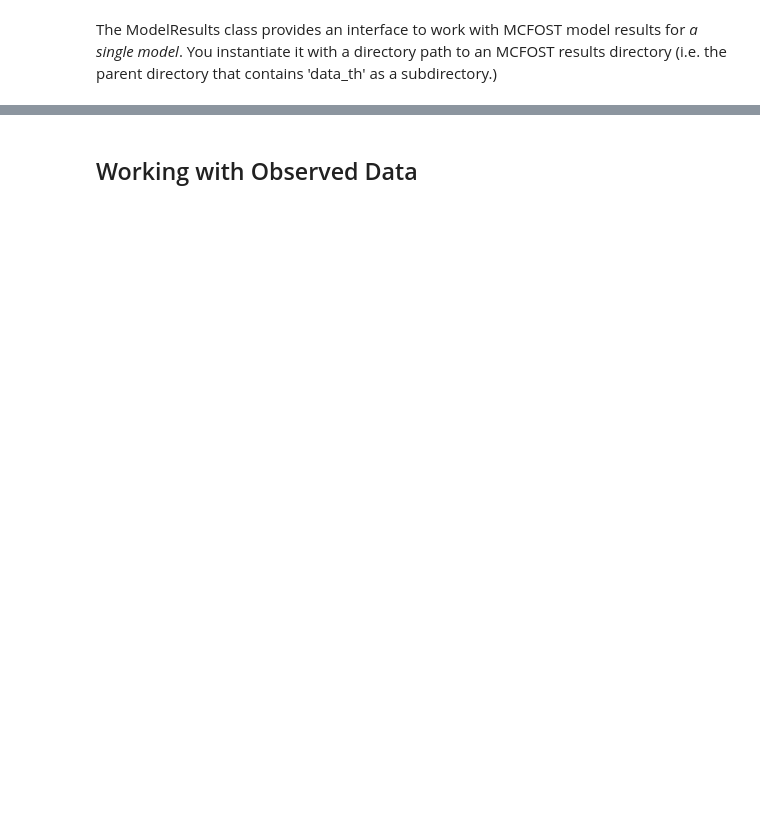
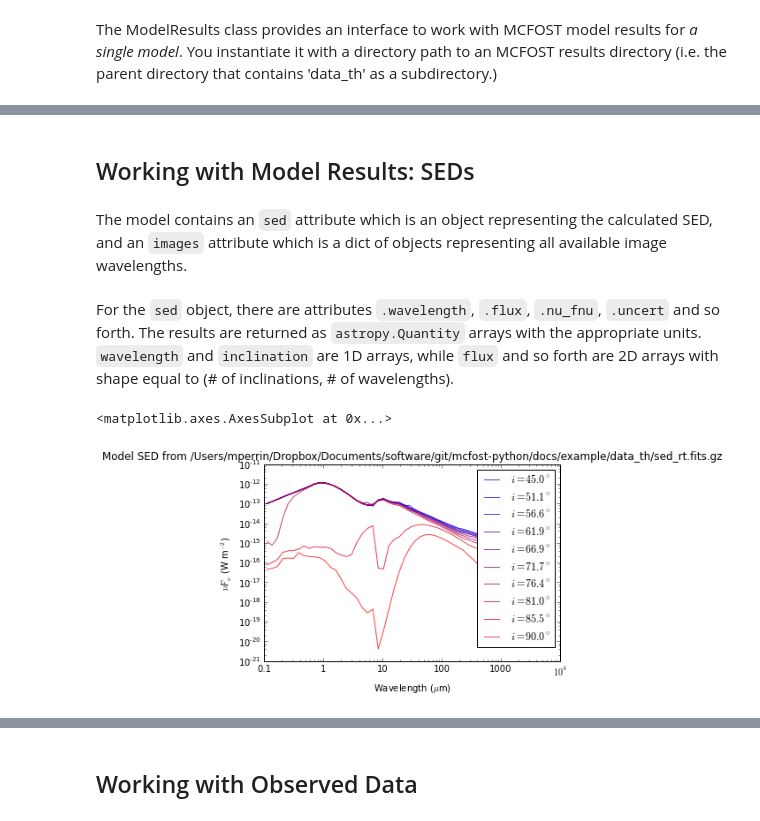
Before and after one commit to mperrin/mcfost-python, a Jupyter notebook: demo_mcfostpy.ipynb, the cells around one changed output, grey strips where cells are left out. Cells and saved outputs as stored; diff of their text form; code cells hidden in the pictures; blank space fills up the shorter version.

Commit message:
Update and improve the notebook examples, for consistency with the current version of the package.

```diff
--- a/demo_mcfostpy.ipynb
+++ b/demo_mcfostpy.ipynb
@@ -89,0 +109,2 @@ print par
+# %%
+res = mcfost.run_one_file('docs/example/ref2.19.para', wavelengths=[0.8, 1.0], move_to_subdir=False)
@@ -110,2 +121,0 @@ MCFOST calculations may be executed for a given parameter file or for many param
-# %%
-res = mcfost.run_one_file('/Users/schuylerwolff/eods/mcfost-python/docs/example/ref2.19.para')
@@ -116,5 +122,5 @@ OSError: [Errno 17] File exists: 'ref2.19'
 # %%
-model = mcfost.ModelResults('/Users/schuylerwolff/eods/mcfost-python/docs/example/')
+model = mcfost.ModelResults('docs/example/')
 print model
-model.image_data.filenames
+model.describe()
 # %% [output]
@@ -129,0 +133,11 @@ WARNING: Converting Quantity object in units 'micron' to a Numpy array [astropy.
+# %% [markdown]
+## Working with Model Results: SEDs
+# %% [markdown]
+The model contains an ``sed`` attribute which is an object representing the calculated SED, and an ``images`` attribute which is a dict of objects representing all available image wavelengths.
+# %% [markdown]
+For the ``sed`` object, there are attributes ``.wavelength``, ``.flux``, ``.nu_fnu``, ``.uncert`` and so forth. The results are returned as ``astropy.Quantity`` arrays with the appropriate units.  ``wavelength`` and ``inclination`` are 1D arrays, while ``flux`` and so forth are 2D arrays with shape equal to (# of inclinations, # of wavelengths).
+# %%
+model.sed.plot()
+# %% [output]
+<matplotlib.axes.AxesSubplot at 0x...>
+[figure, added]
```
Also changed, not shown: parts of 50 cells of this notebook.
